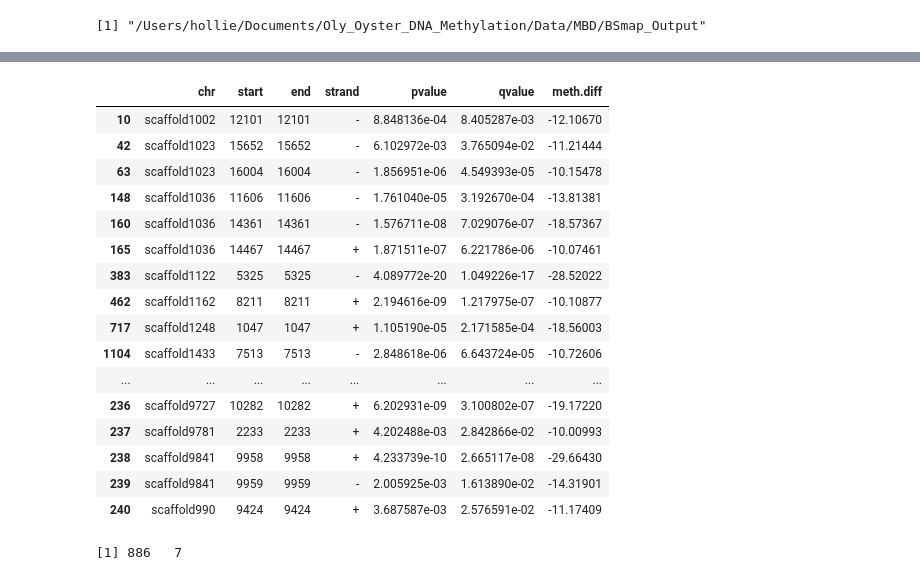
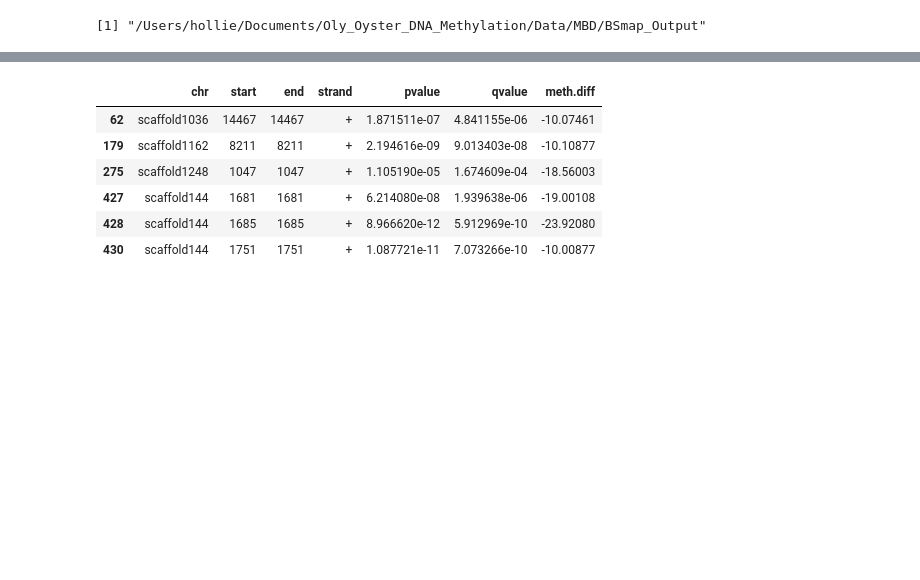
Before and after one commit to hputnam/Oly_Oyster_DNA_Methylation, a Jupyter notebook: Notebooks/3_Clustering_Differential_Methylation_R.ipynb, the cells around one changed output, grey strips where cells are left out. Cells and saved outputs as stored; diff of their text form; code cells hidden in the pictures; blank space fills up the shorter version.

```diff
--- a/Notebooks/3_Clustering_Differential_Methylation_R.ipynb
+++ b/Notebooks/3_Clustering_Differential_Methylation_R.ipynb
@@ -319,4 +330,4 @@ write.csv(pop.pooled, file="DMLs_rep_Pop")
 # %%
 pop.DML.fisher <- calculateDiffMeth(pop.pooled)
 # %%
-pop.DML.p <- getData(pop.DML.fisher)
+head(pop.DML.fisher)
@@ -322,0 +344,2 @@ pop.DML.p <- getData(pop.DML.fisher)
+# %%
+pop.DML.filt <- pop.DML.fisher[pop.DML.fisher$qvalue < 0.01 & pop.DML.fisher$meth.diff>10 | pop.DML.fisher$meth.diff<(-10),]
@@ -325,5 +364,5 @@ pop.DML.p <- getData(pop.DML.fisher)
 # %%
-pop.DML.filt_hyper <- pop.DML.p[pop.DML.p$pvalue < 0.01 & pop.DML.p$meth.diff > 10,]
+pop.DML.filt_hyper <- pop.DML.filt[pop.DML.filt$qvalue < 0.01 & pop.DML.filt$meth.diff > 10,]
 # %%
 #write.csv(pop.DML.filt, file="Pop_DML_filt_0.01_10")
 dim(pop.DML.filt_hyper)
@@ -332,5 +385,5 @@ dim(pop.DML.filt_hyper)
 # %%
-pop.DML.filt_hypo <- pop.DML.p[pop.DML.p$pvalue < 0.01 & pop.DML.p$meth.diff < (-10),]
+pop.DML.filt_hypo <- pop.DML.filt[pop.DML.filt$qvalue < 0.01 & pop.DML.filt$meth.diff < (-10),]
 # %%
 #write.csv(pop.DML.filt, file="Pop_DML_filt_0.01_10")
 dim(pop.DML.filt_hypo)
@@ -359,20 +392,10 @@ pop.DML.filt_hyper
 # %%
-pop.DML.filt_hypo
+head(pop.DML.filt_hypo)
 # %% [output]
 |  | chr | start | end | strand | pvalue | qvalue | meth.diff |
-| 10 | scaffold1002 | 12101 | 12101 | - | 8.848136e-04 | 8.405287e-03 | -12.10670 |
-| 42 | scaffold1023 | 15652 | 15652 | - | 6.102972e-03 | 3.765094e-02 | -11.21444 |
-| 63 | scaffold1023 | 16004 | 16004 | - | 1.856951e-06 | 4.549393e-05 | -10.15478 |
-| 148 | scaffold1036 | 11606 | 11606 | - | 1.761040e-05 | 3.192670e-04 | -13.81381 |
-| 160 | scaffold1036 | 14361 | 14361 | - | 1.576711e-08 | 7.029076e-07 | -18.57367 |
-| 165 | scaffold1036 | 14467 | 14467 | + | 1.871511e-07 | 6.221786e-06 | -10.07461 |
-| 383 | scaffold1122 | 5325 | 5325 | - | 4.089772e-20 | 1.049226e-17 | -28.52022 |
-| 462 | scaffold1162 | 8211 | 8211 | + | 2.194616e-09 | 1.217975e-07 | -10.10877 |
-| 717 | scaffold1248 | 1047 | 1047 | + | 1.105190e-05 | 2.171585e-04 | -18.56003 |
-| 1104 | scaffold1433 | 7513 | 7513 | - | 2.848618e-06 | 6.643724e-05 | -10.72606 |
-| ... | ... | ... | ... | ... | ... | ... | ... |
-| 236 | scaffold9727 | 10282 | 10282 | + | 6.202931e-09 | 3.100802e-07 | -19.17220 |
-| 237 | scaffold9781 | 2233 | 2233 | + | 4.202488e-03 | 2.842866e-02 | -10.00993 |
-| 238 | scaffold9841 | 9958 | 9958 | + | 4.233739e-10 | 2.665117e-08 | -29.66430 |
-| 239 | scaffold9841 | 9959 | 9959 | - | 2.005925e-03 | 1.613890e-02 | -14.31901 |
-| 240 | scaffold990 | 9424 | 9424 | + | 3.687587e-03 | 2.576591e-02 | -11.17409 |
+| 62 | scaffold1036 | 14467 | 14467 | + | 1.871511e-07 | 4.841155e-06 | -10.07461 |
+| 179 | scaffold1162 | 8211 | 8211 | + | 2.194616e-09 | 9.013403e-08 | -10.10877 |
+| 275 | scaffold1248 | 1047 | 1047 | + | 1.105190e-05 | 1.674609e-04 | -18.56003 |
+| 427 | scaffold144 | 1681 | 1681 | + | 6.214080e-08 | 1.939638e-06 | -19.00108 |
+| 428 | scaffold144 | 1685 | 1685 | + | 8.966620e-12 | 5.912969e-10 | -23.92080 |
+| 430 | scaffold144 | 1751 | 1751 | + | 1.087721e-11 | 7.073266e-10 | -10.00877 |
@@ -381,4 +401,0 @@ pop.DML.filt <- pop.DML.p[pop.DML.p$pvalue < 0.01 & pop.DML.p$meth.diff>10 | pop
-# %%
-dim(pop.DML.filt)
-# %% [output]
-[1] 886   7
```
Also changed, not shown: parts of 72 cells of this notebook, 2 other files.
